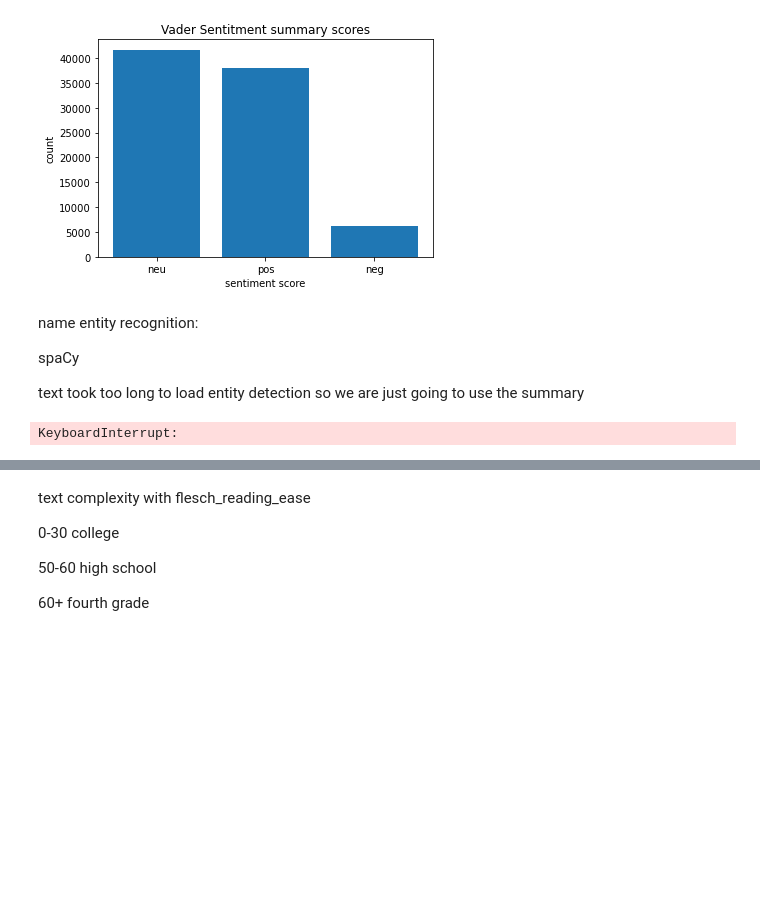
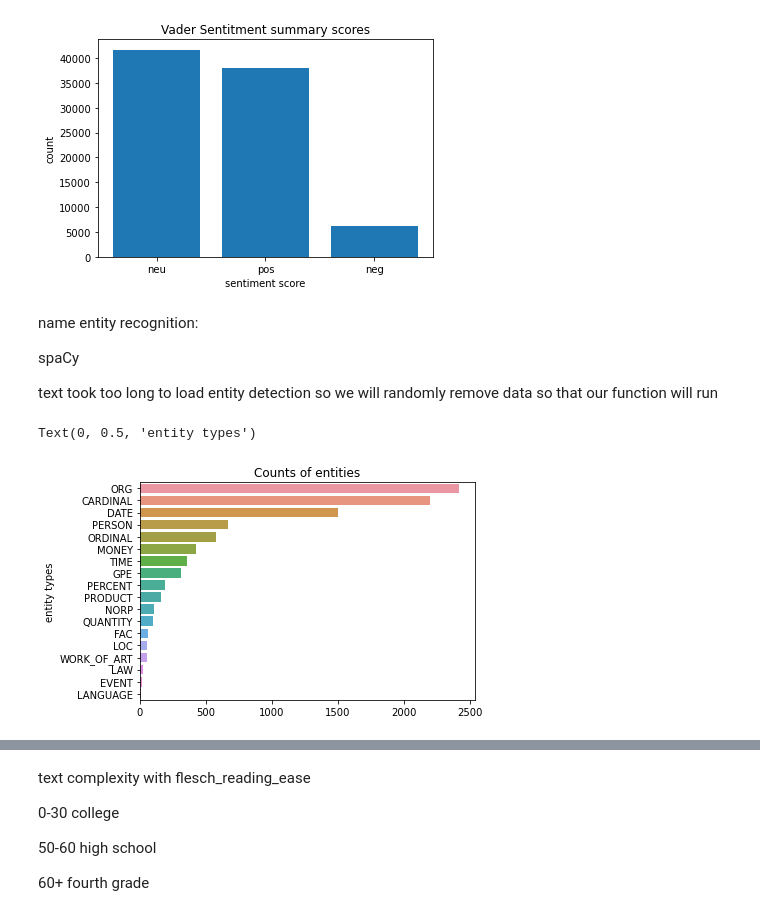
Before and after one commit to stefolosha/Capstone_3, a Jupyter notebook: Capstone_3_data_wrangling_and_EDA.ipynb, the cells around one changed output, grey strips where cells are left out. Drawn from its saved outputs; the diff is of its cells as text; code cells hidden in the pictures; blank space fills up the shorter version.

```diff
--- a/Capstone_3_data_wrangling_and_EDA.ipynb
+++ b/Capstone_3_data_wrangling_and_EDA.ipynb
@@ -384,18 +384,18 @@ name entity recognition:
 spaCy
 
 
-text took too long to load entity detection so we are just going to use the summary
+text took too long to load entity detection so we will randomly remove data so that our function will run
 # %%
 nlp = en_core_web_sm.load()
 
 def entity_detect(text):
     document = nlp(text)
     return [label.label_ for label in document.ents]
-entity_summary = df['summary'].apply(lambda x: entity_detect(x))
-entity_summary = [x for word in entity_summary for x in word]
-
-
-count = Counter(entity_summary)
-most_common = count.most_common()
-# %% [output]
-KeyboardInterrupt:
+# %%
+np.random.seed(10)
+
+remove_n = 80000
+drop_indices = np.random.choice(df.index, remove_n, replace=False)
+df_subset = df.drop(drop_indices)
+entity_summary = df_subset['summary'].apply(lambda x: entity_detect(x))
+entity_summary = [x for word in entity_summary for x in word]
@@ -402,4 +405,9 @@ KeyboardInterrupt:
 # %%
 x,y=map(list,zip(*most_common))
 sns.barplot(x=y,y=x)
+plt.title('Counts of entities')
+plt.ylabel('entity types')
+# %% [output]
+Text(0, 0.5, 'entity types')
+[figure, added]
 # %%
```
Also changed, not shown: parts of 6 cells of this notebook.
